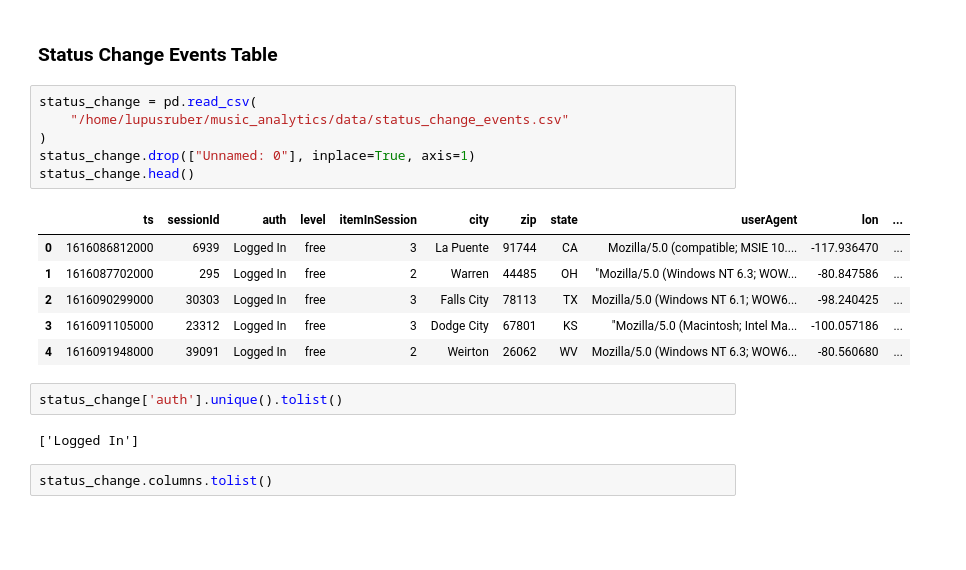
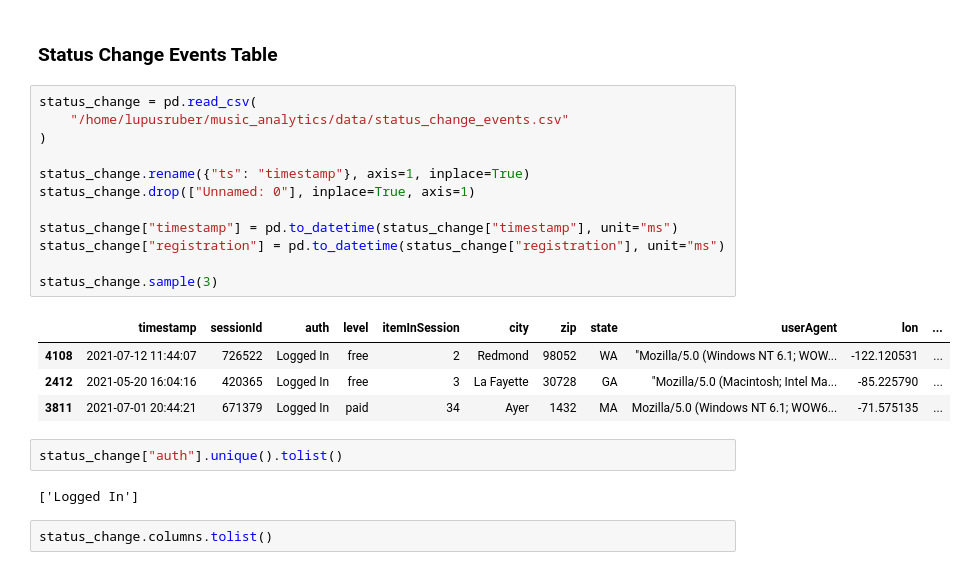
Before and after one commit to lupusruber/music_analytics, a Jupyter notebook: scripts/tests.ipynb, the cells around one changed output. Cells and saved outputs as stored; diff of their text form; blank space fills up the shorter version.

```diff
--- a/scripts/tests.ipynb
+++ b/scripts/tests.ipynb
@@ -224,18 +229,22 @@ page_view.columns.tolist()
 # %%
 status_change = pd.read_csv(
     "/home/lupusruber/music_analytics/data/status_change_events.csv"
 )
+
+status_change.rename({"ts": "timestamp"}, axis=1, inplace=True)
 status_change.drop(["Unnamed: 0"], inplace=True, axis=1)
-status_change.head()
+
+status_change["timestamp"] = pd.to_datetime(status_change["timestamp"], unit="ms")
+status_change["registration"] = pd.to_datetime(status_change["registration"], unit="ms")
+
+status_change.sample(3)
 # %% [output]
-|  | ts | sessionId | auth | level | itemInSession | city | zip | state | userAgent | lon | ... |
-| 0 | 1616086812000 | 6939 | Logged In | free | 3 | La Puente | 91744 | CA | Mozilla/5.0 (compatible; MSIE 10.... | -117.936470 | ... |
-| 1 | 1616087702000 | 295 | Logged In | free | 2 | Warren | 44485 | OH | "Mozilla/5.0 (Windows NT 6.3; WOW... | -80.847586 | ... |
-| 2 | 1616090299000 | 30303 | Logged In | free | 3 | Falls City | 78113 | TX | Mozilla/5.0 (Windows NT 6.1; WOW6... | -98.240425 | ... |
-| 3 | 1616091105000 | 23312 | Logged In | free | 3 | Dodge City | 67801 | KS | "Mozilla/5.0 (Macintosh; Intel Ma... | -100.057186 | ... |
-| 4 | 1616091948000 | 39091 | Logged In | free | 2 | Weirton | 26062 | WV | Mozilla/5.0 (Windows NT 6.3; WOW6... | -80.560680 | ... |
+|  | timestamp | sessionId | auth | level | itemInSession | city | zip | state | userAgent | lon | ... |
+| 4108 | 2021-07-12 11:44:07 | 726522 | Logged In | free | 2 | Redmond | 98052 | WA | "Mozilla/5.0 (Windows NT 6.1; WOW... | -122.120531 | ... |
+| 2412 | 2021-05-20 16:04:16 | 420365 | Logged In | free | 3 | La Fayette | 30728 | GA | "Mozilla/5.0 (Macintosh; Intel Ma... | -85.225790 | ... |
+| 3811 | 2021-07-01 20:44:21 | 671379 | Logged In | paid | 34 | Ayer | 1432 | MA | Mozilla/5.0 (Windows NT 6.1; WOW6... | -71.575135 | ... |
 # %%
-status_change['auth'].unique().tolist()
+status_change["auth"].unique().tolist()
 # %% [output]
 ['Logged In']
 # %%
```
Also changed, not shown: parts of 11 cells of this notebook.
